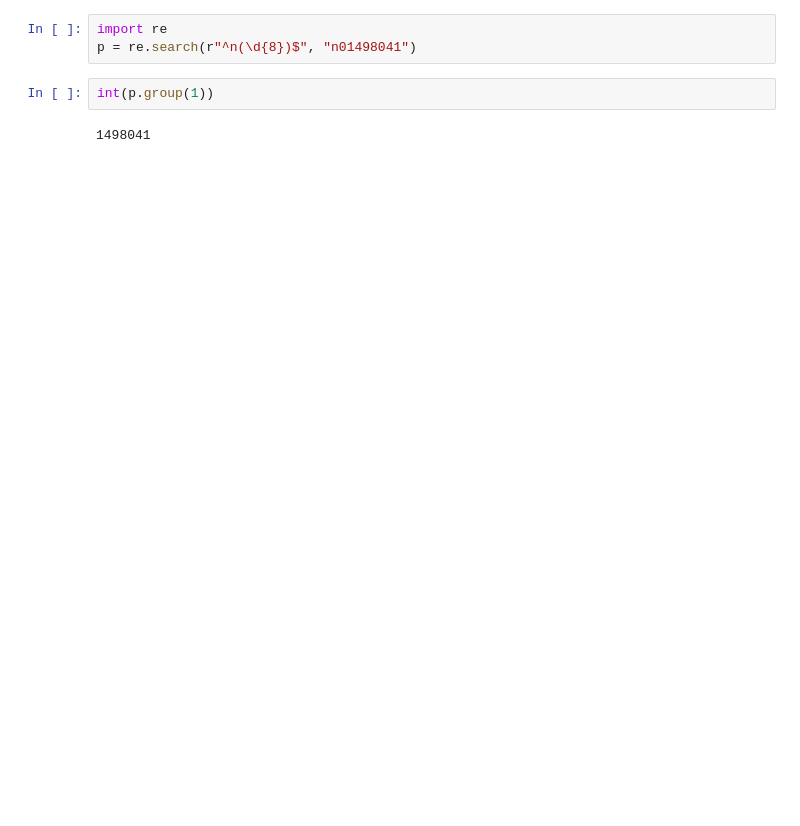
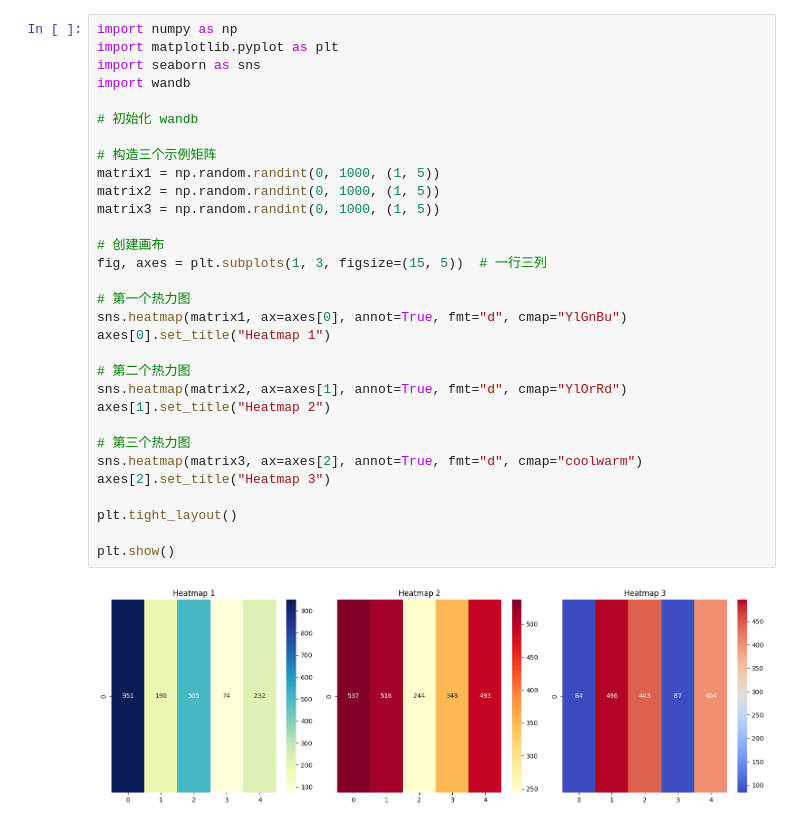
Before and after one commit to dgme-syz/TDA, a Jupyter notebook: example.ipynb, the cells around one changed output. Drawn from its saved outputs; the diff is of its cells as text; blank space fills up the shorter version.

Commit message:
important version

```diff
--- a/example.ipynb
+++ b/example.ipynb
@@ -236,7 +1,33 @@ True
-# %%
-import re
-p = re.search(r"^n(\d{8})$", "n01498041")
-# %%
-int(p.group(1))
-# %% [output]
-1498041
+# %%
+import numpy as np
+import matplotlib.pyplot as plt
+import seaborn as sns
+import wandb
+
+# 初始化 wandb
+
+# 构造三个示例矩阵
+matrix1 = np.random.randint(0, 1000, (1, 5))
+matrix2 = np.random.randint(0, 1000, (1, 5))
+matrix3 = np.random.randint(0, 1000, (1, 5))
+
+# 创建画布
+fig, axes = plt.subplots(1, 3, figsize=(15, 5))  # 一行三列
+
+# 第一个热力图
+sns.heatmap(matrix1, ax=axes[0], annot=True, fmt="d", cmap="YlGnBu")
+axes[0].set_title("Heatmap 1")
+
+# 第二个热力图
+sns.heatmap(matrix2, ax=axes[1], annot=True, fmt="d", cmap="YlOrRd")
+axes[1].set_title("Heatmap 2")
+
+# 第三个热力图
+sns.heatmap(matrix3, ax=axes[2], annot=True, fmt="d", cmap="coolwarm")
+axes[2].set_title("Heatmap 3")
+
+plt.tight_layout()
+
+plt.show()
+# %% [output]
+[figure, added]
```
Also changed, not shown: parts of 44 cells of this notebook, 33 other files.
